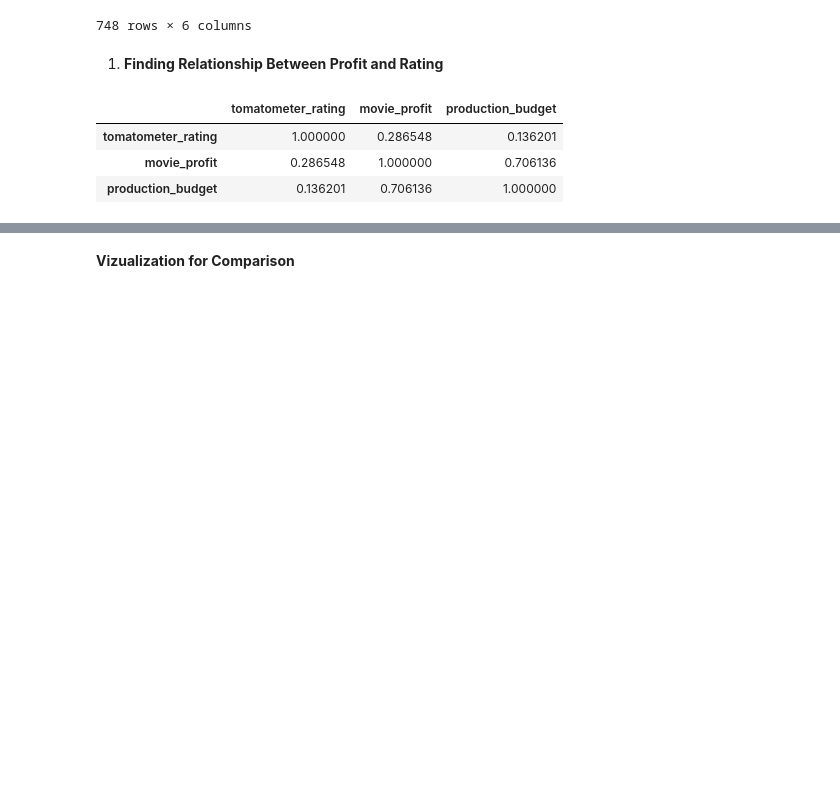
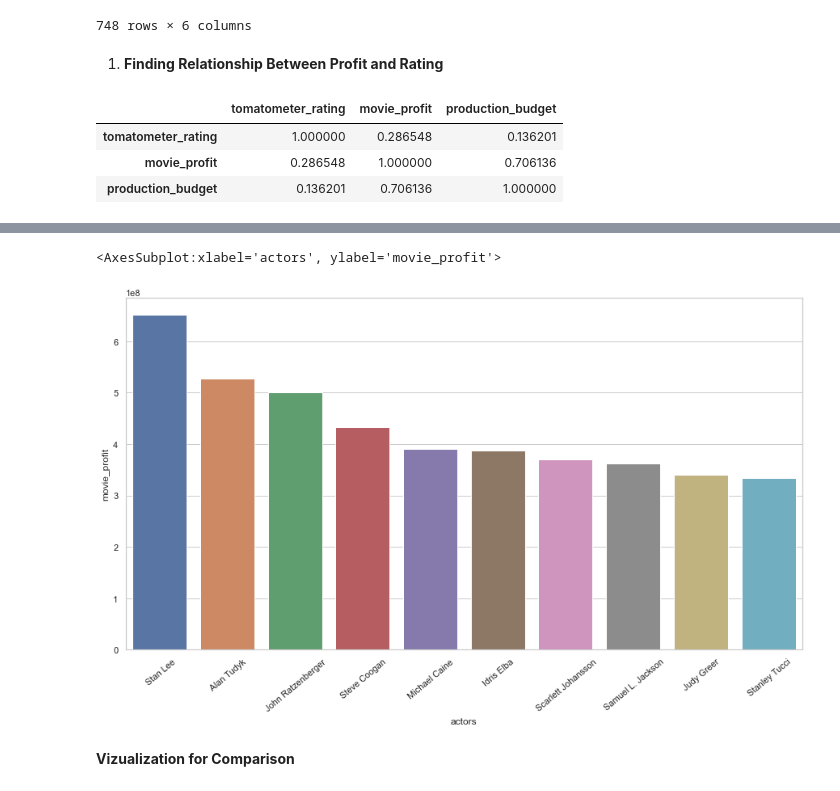
Before and after one commit to jchandleroneal/microsoft-movie-analysis, a Jupyter notebook: movie_analysis.ipynb, the cells around one changed output, grey strips where cells are left out. Drawn from its saved outputs; the diff is of its cells as text; code cells hidden in the pictures; blank space fills up the shorter version.

```diff
--- a/movie_analysis.ipynb
+++ b/movie_analysis.ipynb
@@ -506,15 +520,0 @@ prof_budget
-# %%
-import seaborn as sns
-sns.set_theme(style="whitegrid")
-
-penguins = sns.load_dataset("penguins")
-
-# Draw a nested barplot by species and sex
-g = sns.catplot(
-    data=penguins, kind="bar",
-    x="species", y="body_mass_g", hue="sex",
-    ci="sd", palette="dark", alpha=.6, height=6
-)
-g.despine(left=True)
-g.set_axis_labels("", "Body mass (g)")
-g.legend.set_title("")
@@ -591,2 +565,12 @@ drop_outliers.groupby('actors').mean().sort_values('movie_profit', ascending=Fal
+# %%
+plt.figure(figsize=(15,8))
+plt.xticks(rotation=40)
+
+
+
+seaborn.barplot(x= only10.index, y= only10['movie_profit'],saturation=0.75)
+# %% [output]
+<AxesSubplot:xlabel='actors', ylabel='movie_profit'>
+[figure, added]
 # %% [markdown]
 **Vizualization for Comparison**
```
Also changed, not shown: parts of 11 cells of this notebook.
